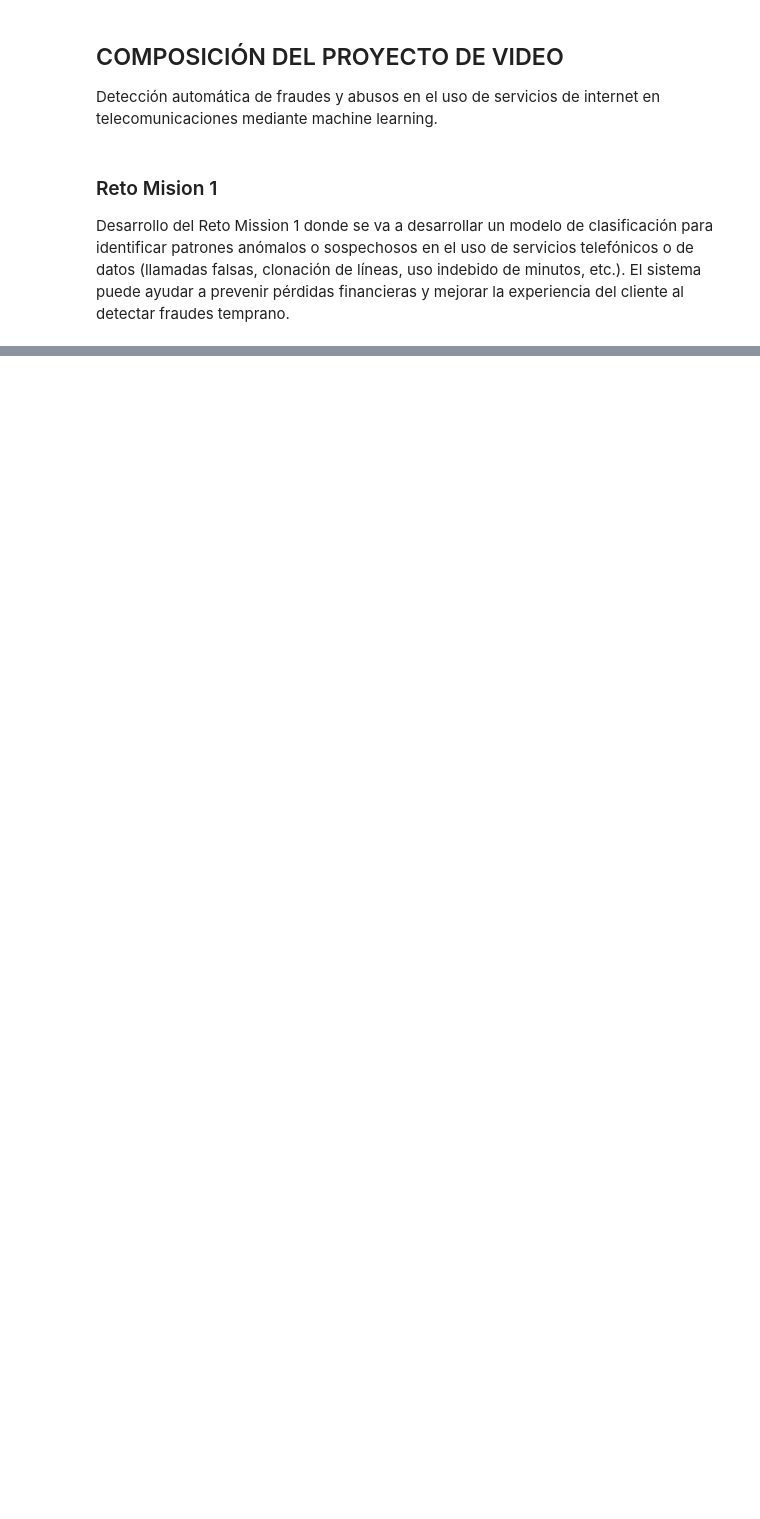
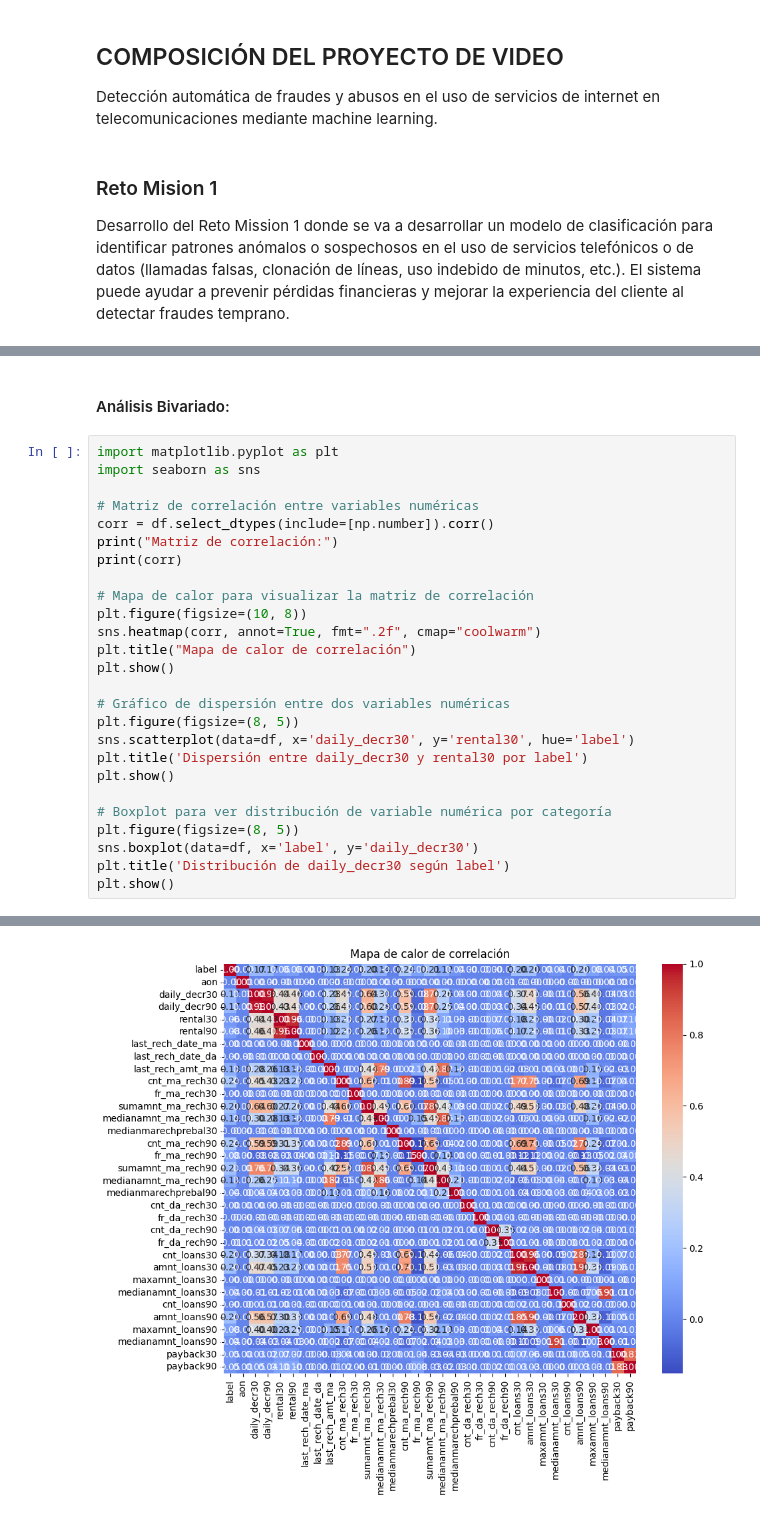
Before and after one commit to AndrewxPerea/Reto1, a Jupyter notebook: Reto1.1.ipynb, the cells around one changed output, grey strips where cells are left out. Cells and saved outputs as stored; diff of their text form; blank space fills up the shorter version.

```diff
--- a/Reto1.1.ipynb
+++ b/Reto1.1.ipynb
@@ -73,0 +350,29 @@ max                 1.000000     1.00000
+# %% [markdown]
+#### Análisis Bivariado:
+# %%
+import matplotlib.pyplot as plt
+import seaborn as sns
+
+# Matriz de correlación entre variables numéricas
+corr = df.select_dtypes(include=[np.number]).corr()
+print("Matriz de correlación:")
+print(corr)
+
+# Mapa de calor para visualizar la matriz de correlación
+plt.figure(figsize=(10, 8))
+sns.heatmap(corr, annot=True, fmt=".2f", cmap="coolwarm")
+plt.title("Mapa de calor de correlación")
+plt.show()
+
+# Gráfico de dispersión entre dos variables numéricas
+plt.figure(figsize=(8, 5))
+sns.scatterplot(data=df, x='daily_decr30', y='rental30', hue='label')
+plt.title('Dispersión entre daily_decr30 y rental30 por label')
+plt.show()
+
+# Boxplot para ver distribución de variable numérica por categoría
+plt.figure(figsize=(8, 5))
+sns.boxplot(data=df, x='label', y='daily_decr30')
+plt.title('Distribución de daily_decr30 según label')
+plt.show()
+# %% [output]
@@ -73,0 +396 @@ max                 1.000000     1.00000
+[figure, added]
```
Also changed, not shown: parts of 27 cells of this notebook, 7 other files.
